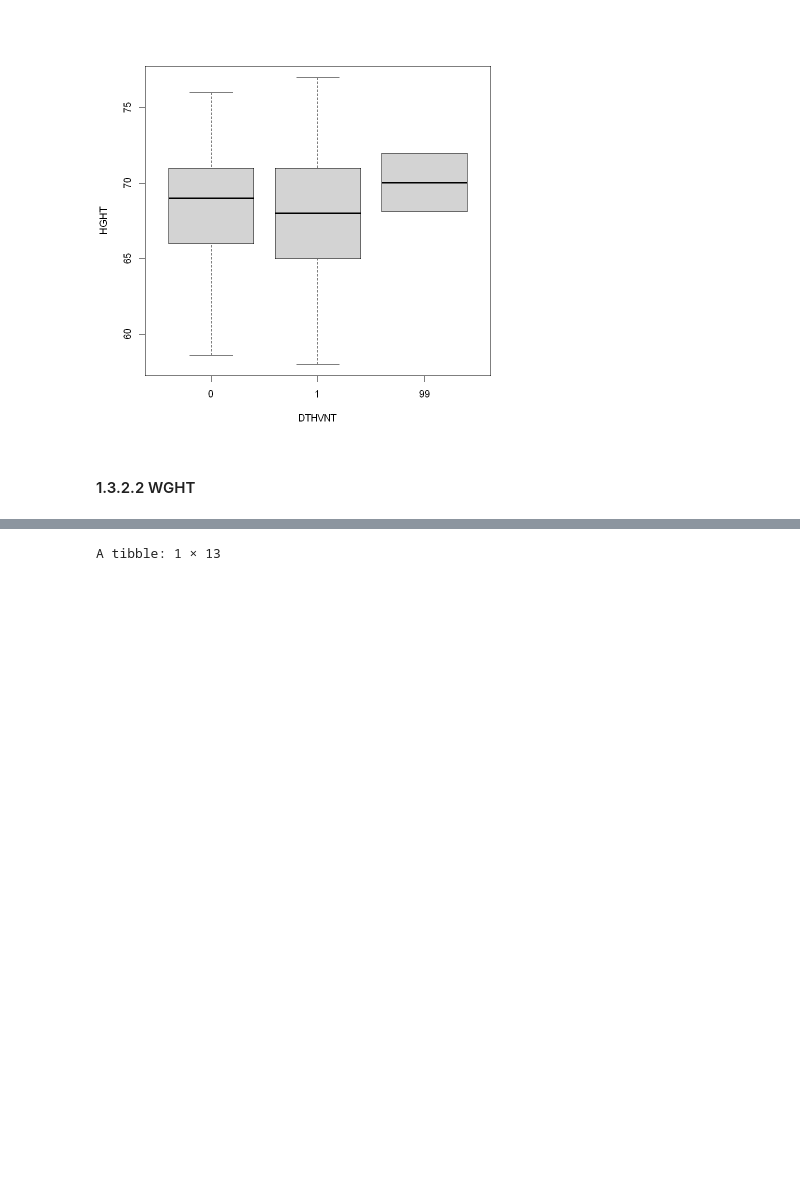
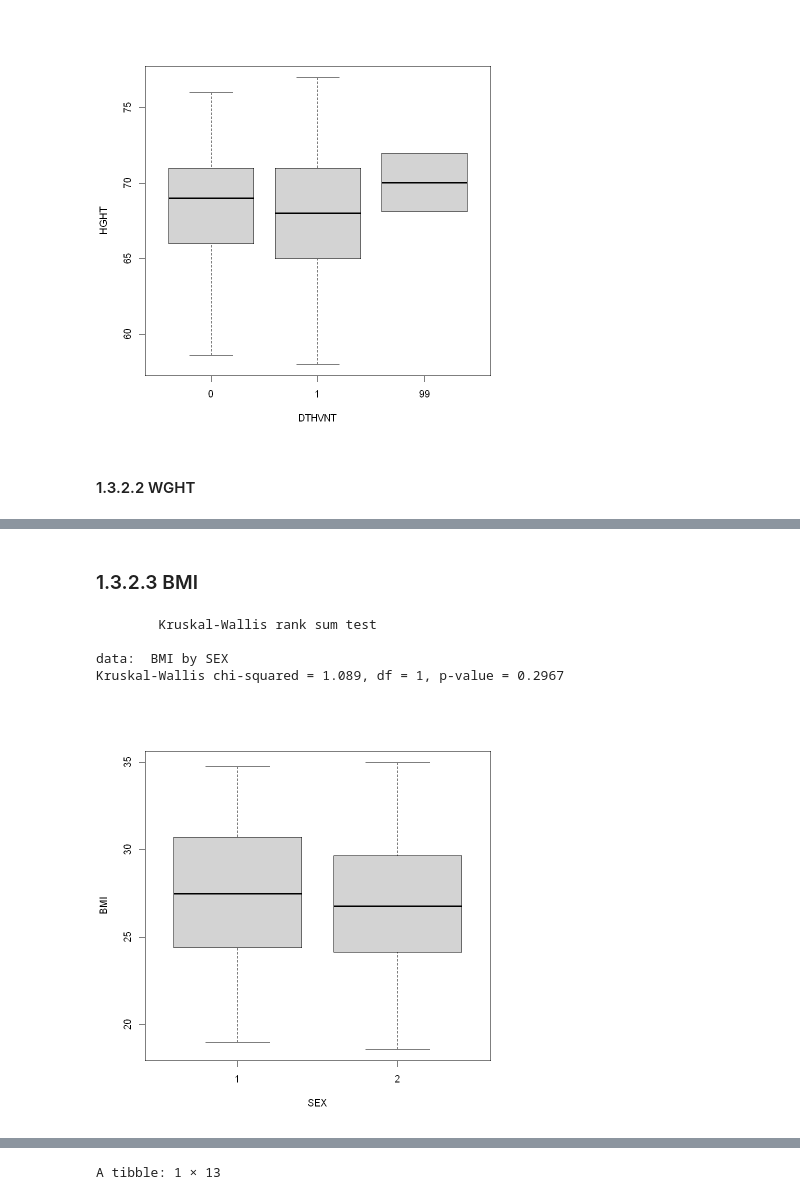
Before and after one commit to Abellanger123/GenomicProject, a Jupyter notebook: Genomic_Project.ipynb, the cells around one changed output, grey strips where cells are left out. Saved outputs shown, nothing was run; the diff lists cells and outputs as text; code cells hidden in the pictures; blank space fills up the shorter version.

```diff
--- a/Genomic_Project.ipynb
+++ b/Genomic_Project.ipynb
@@ -522,0 +375,11 @@ Kruskal-Wallis chi-squared = 4.1733, df = 1, p-value = 0.04107
+# %% [markdown]
+### 1.3.2.3 BMI
+# %%
+kruskal.test(BMI ~ SEX, data=clinical_data)
+boxplot(BMI ~ SEX, data=clinical_data)
+# %% [output]
+        Kruskal-Wallis rank sum test
+
+data:  BMI by SEX
+Kruskal-Wallis chi-squared = 1.089, df = 1, p-value = 0.2967
+[figure, added]
```
Also changed, not shown: parts of 67 cells of this notebook.
